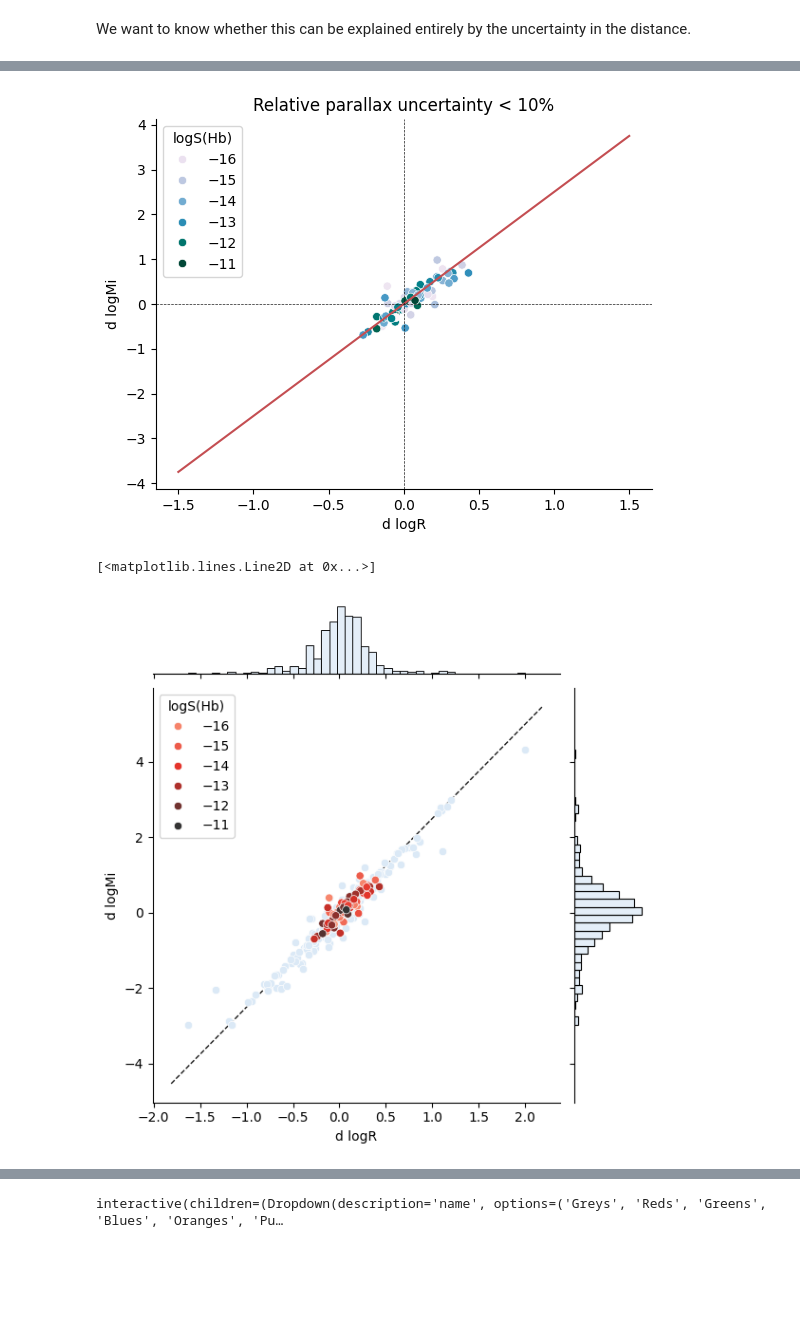
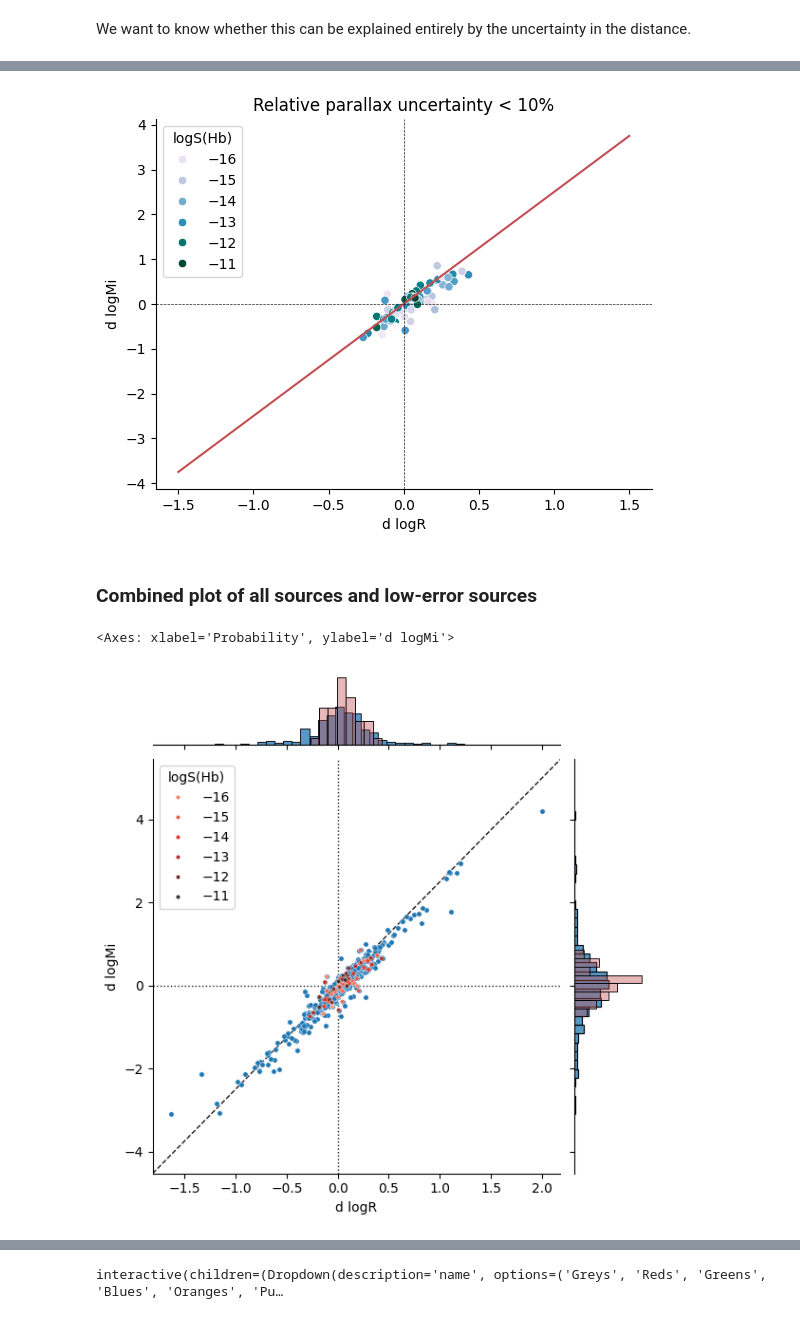
Before and after one commit to will-henney/teresa-pn-ou5, a Jupyter notebook: notebooks/06-02-distance-scale.ipynb, the cells around one changed output, grey strips where cells are left out. Drawn from its saved outputs; the diff is of its cells as text; code cells hidden in the pictures; blank space fills up the shorter version.

```diff
--- a/notebooks/06-02-distance-scale.ipynb
+++ b/notebooks/06-02-distance-scale.ipynb
@@ -232,0 +301,8 @@ mm = np.abs(tab["d logR"]) < 0.1
+# %%
+pfit_logMi_logSB = np.polynomial.Polynomial.fit(
+    tab[m20]["logS(Hb)"],
+    tab[m20]["logMi"],
+    deg=1,
+    w=1/(0.1 + tab[m20]["sig_p/p"]),
+)
+pfit_logMi_logSB
@@ -255,9 +336,10 @@ sns.despine()
 # %% [markdown]
 ## Deviation of M_i from mean trend
-# %%
-tab["d logMi"] = tab["logMi"].value - logMi_logSB_fit(tab["logS(Hb)"])
 # %% [markdown]
 We want to know whether this can be explained entirely by the uncertainty in the distance.
+# %%
+# tab["d logMi"] = tab["logMi"].value - logMi_logSB_fit(tab["logS(Hb)"])
+tab["d logMi"] = tab["logMi"].value - pfit_logMi_logSB(tab["logS(Hb)"])
 # %%
 sns.scatterplot(data=tab.to_pandas(), x="d logR", y="d logMi", hue="logS(Hb)", palette="PuBuGn")
 ax = plt.gca()
@@ -292,12 +374,22 @@ ax.set_title("Relative parallax uncertainty < 10%")
 
 sns.despine()
 # %% [output]
-[figure, old version]
+[figure, new version]
+# %% [markdown]
+### Combined plot of all sources and low-error sources
 # %%
-g = sns.jointplot(data=tab.to_pandas(), x="d logR", y="d logMi")
-sns.scatterplot(data=tab[m10].to_pandas(), x="d logR", y="d logMi", hue="logS(Hb)", palette="Reds_d", ax=g.ax_joint)
+m = m10
+g = sns.jointplot(data=tab.to_pandas(), x="d logR", y="d logMi", s=15, marginal_kws=dict(stat="probability"))
+sns.scatterplot(data=tab[m].to_pandas(), x="d logR", y="d logMi", hue="logS(Hb)", s=10, palette="Reds_d", ax=g.ax_joint)
 xx = np.array([*g.ax_joint.get_xlim()])
-g.ax_joint.plot(xx, 2.5 * xx, c="k", lw=1, ls="dashed", zorder=-1)
+yy = 2.5 * xx
+g.ax_joint.plot(xx, yy, c="k", lw=1, ls="dashed", zorder=-1)
+g.ax_joint.axhline(0, lw=1, c="k", ls="dotted", zorder=-1)
+g.ax_joint.axvline(0, lw=1, c="k", ls="dotted", zorder=-1)
+g.ax_joint.set_xlim(*xx)
+g.ax_joint.set_ylim(*yy)
+sns.histplot(ax=g.ax_marg_x, x="d logR", data=tab[m].to_pandas(), color="r", alpha=0.4, stat="probability")
+sns.histplot(ax=g.ax_marg_y, y="d logMi", data=tab[m].to_pandas(), color="r", alpha=0.4, stat="probability")
 # %% [output]
-[<matplotlib.lines.Line2D at 0x...>]
+<Axes: xlabel='Probability', ylabel='d logMi'>
-[figure, old version]
+[figure, new version]
```
Also changed, not shown: parts of 23 cells of this notebook, 1 other file.
